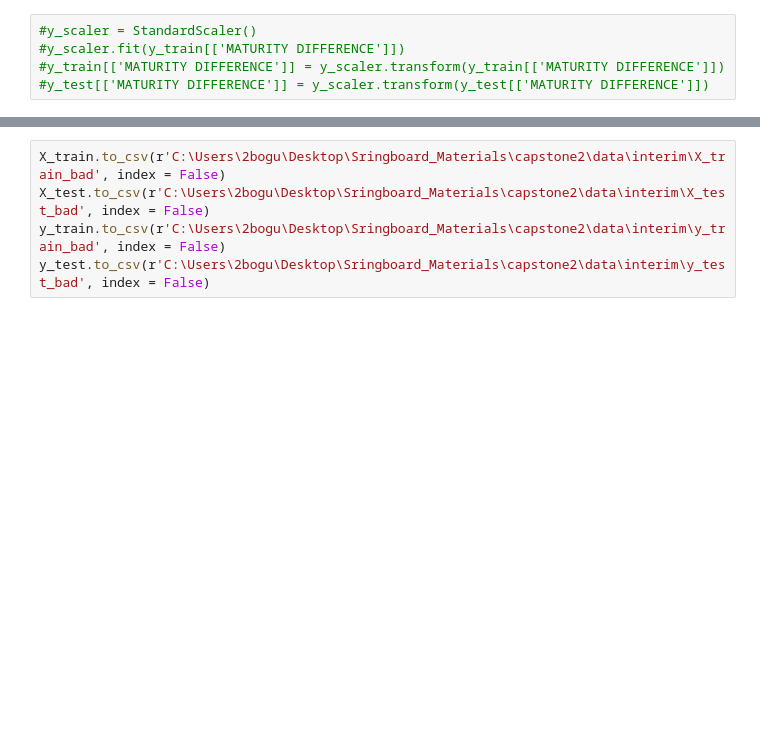
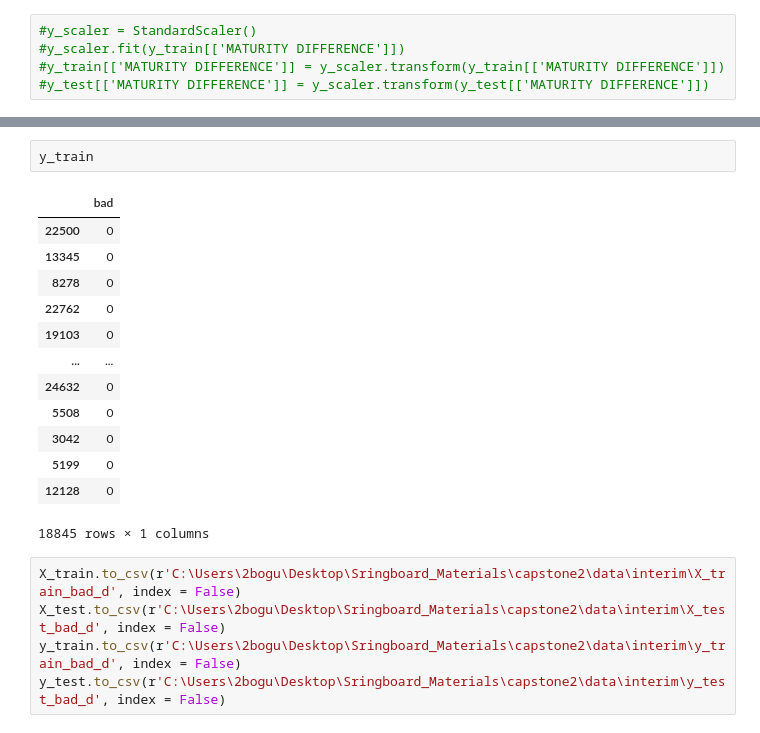
Before and after one commit to wbogucz/capstone2, a Jupyter notebook: notebooks/Preprocessing.ipynb, the cells around one changed output, grey strips where cells are left out. Cells and saved outputs as stored; diff of their text form; blank space fills up the shorter version.

```diff
--- a/notebooks/Preprocessing.ipynb
+++ b/notebooks/Preprocessing.ipynb
@@ -329,5 +349,21 @@ y_test
+# %%
+y_train
+# %% [output]
+|  | bad |
+| 22500 | 0 |
+| 13345 | 0 |
+| 8278 | 0 |
+| 22762 | 0 |
+| 19103 | 0 |
+| ... | ... |
+| 24632 | 0 |
+| 5508 | 0 |
+| 3042 | 0 |
+| 5199 | 0 |
+| 12128 | 0 |
+18845 rows × 1 columns
 # %%
-X_train.to_csv(r'C:\Users\2bogu\Desktop\Sringboard_Materials\capstone2\data\interim\X_train_bad', index = False)
-X_test.to_csv(r'C:\Users\2bogu\Desktop\Sringboard_Materials\capstone2\data\interim\X_test_bad', index = False)
-y_train.to_csv(r'C:\Users\2bogu\Desktop\Sringboard_Materials\capstone2\data\interim\y_train_bad', index = False)
-y_test.to_csv(r'C:\Users\2bogu\Desktop\Sringboard_Materials\capstone2\data\interim\y_test_bad', index = False)
+X_train.to_csv(r'C:\Users\2bogu\Desktop\Sringboard_Materials\capstone2\data\interim\X_train_bad_d', index = False)
+X_test.to_csv(r'C:\Users\2bogu\Desktop\Sringboard_Materials\capstone2\data\interim\X_test_bad_d', index = False)
+y_train.to_csv(r'C:\Users\2bogu\Desktop\Sringboard_Materials\capstone2\data\interim\y_train_bad_d', index = False)
+y_test.to_csv(r'C:\Users\2bogu\Desktop\Sringboard_Materials\capstone2\data\interim\y_test_bad_d', index = False)
```
Also changed, not shown: parts of 19 cells of this notebook.
